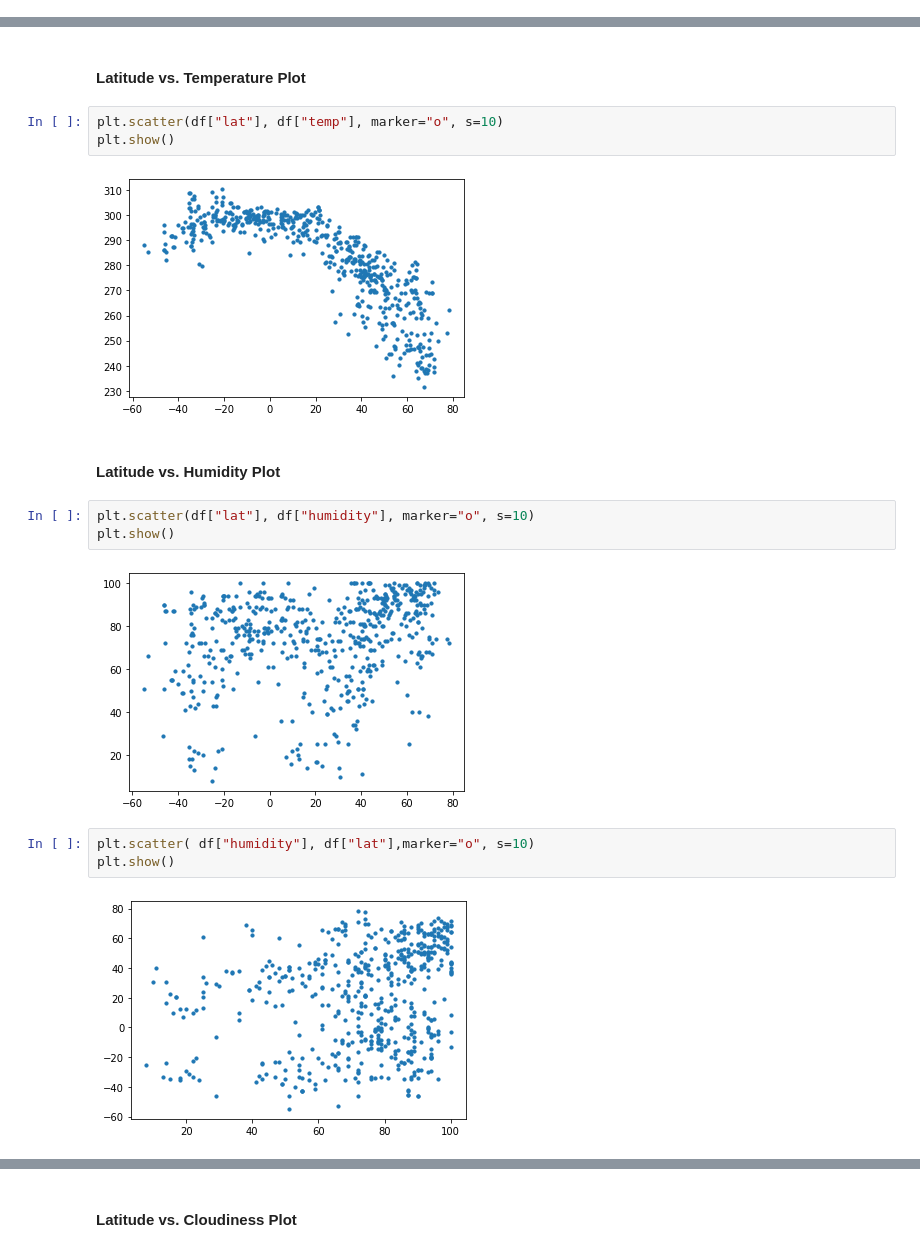
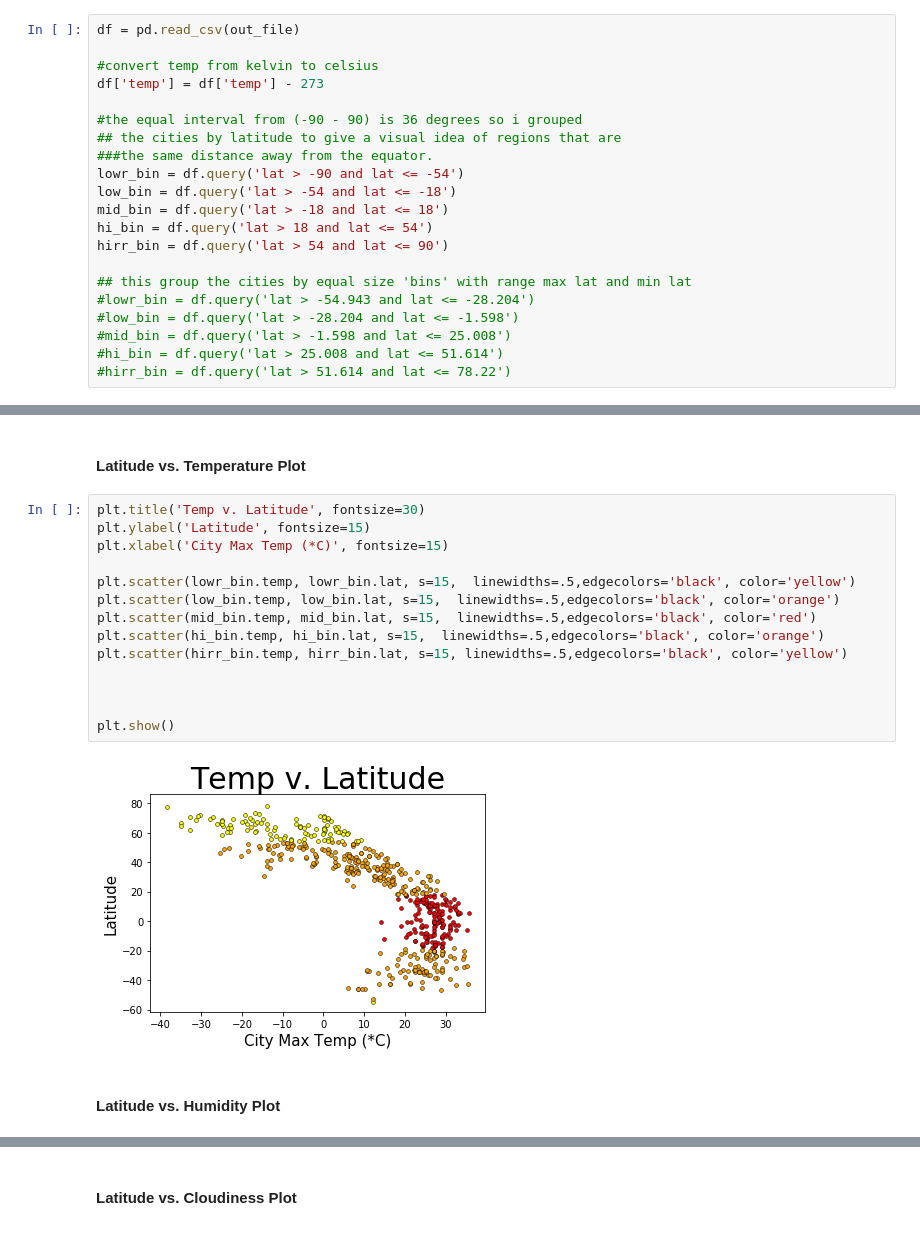
Before and after one commit to misinglink/python_API_challenge, a Jupyter notebook: WeatherPy.ipynb, the cells around one changed output, grey strips where cells are left out. Cells and saved outputs as stored; diff of their text form.

```diff
--- a/WeatherPy.ipynb
+++ b/WeatherPy.ipynb
@@ -155,23 +122,45 @@ df
+# %%
+df = pd.read_csv(out_file)
+
+#convert temp from kelvin to celsius
+df['temp'] = df['temp'] - 273
+
+#the equal interval from (-90 - 90) is 36 degrees so i grouped
+## the cities by latitude to give a visual idea of regions that are
+###the same distance away from the equator.
+lowr_bin = df.query('lat > -90 and lat <= -54')
+low_bin = df.query('lat > -54 and lat <= -18')
+mid_bin = df.query('lat > -18 and lat <= 18')
+hi_bin = df.query('lat > 18 and lat <= 54')
+hirr_bin = df.query('lat > 54 and lat <= 90')
+
+## this group the cities by equal size 'bins' with range max lat and min lat
+#lowr_bin = df.query('lat > -54.943 and lat <= -28.204')
+#low_bin = df.query('lat > -28.204 and lat <= -1.598')
+#mid_bin = df.query('lat > -1.598 and lat <= 25.008')
+#hi_bin = df.query('lat > 25.008 and lat <= 51.614')
+#hirr_bin = df.query('lat > 51.614 and lat <= 78.22')
 # %% [markdown]
 ### Plotting the Data
 * Use proper labeling of the plots using plot titles (including date of analysis) and axes labels.
 * Save the plotted figures as .pngs.
 # %% [markdown]
 #### Latitude vs. Temperature Plot
-# %%
-plt.scatter(df["lat"], df["temp"], marker="o", s=10)
-plt.show()
-# %% [output]
-[figure, removed]
+# %%
+plt.title('Temp v. Latitude', fontsize=30)
+plt.ylabel('Latitude', fontsize=15)
+plt.xlabel('City Max Temp (*C)', fontsize=15)
+
+plt.scatter(lowr_bin.temp, lowr_bin.lat, s=15,  linewidths=.5,edgecolors='black', color='yellow')
+plt.scatter(low_bin.temp, low_bin.lat, s=15,  linewidths=.5,edgecolors='black', color='orange')
+plt.scatter(mid_bin.temp, mid_bin.lat, s=15,  linewidths=.5,edgecolors='black', color='red')
+plt.scatter(hi_bin.temp, hi_bin.lat, s=15,  linewidths=.5,edgecolors='black', color='orange')
+plt.scatter(hirr_bin.temp, hirr_bin.lat, s=15, linewidths=.5,edgecolors='black', color='yellow')
+
+
+
+plt.show()
+# %% [output]
+[figure, added]
 # %% [markdown]
 #### Latitude vs. Humidity Plot
-# %%
-plt.scatter(df["lat"], df["humidity"], marker="o", s=10)
-plt.show()
-# %% [output]
-[figure, removed]
-# %%
-plt.scatter( df["humidity"], df["lat"],marker="o", s=10)
-plt.show()
-# %% [output]
-[figure, removed]
```
Also changed, not shown: parts of 12 cells of this notebook, 2 other files.
